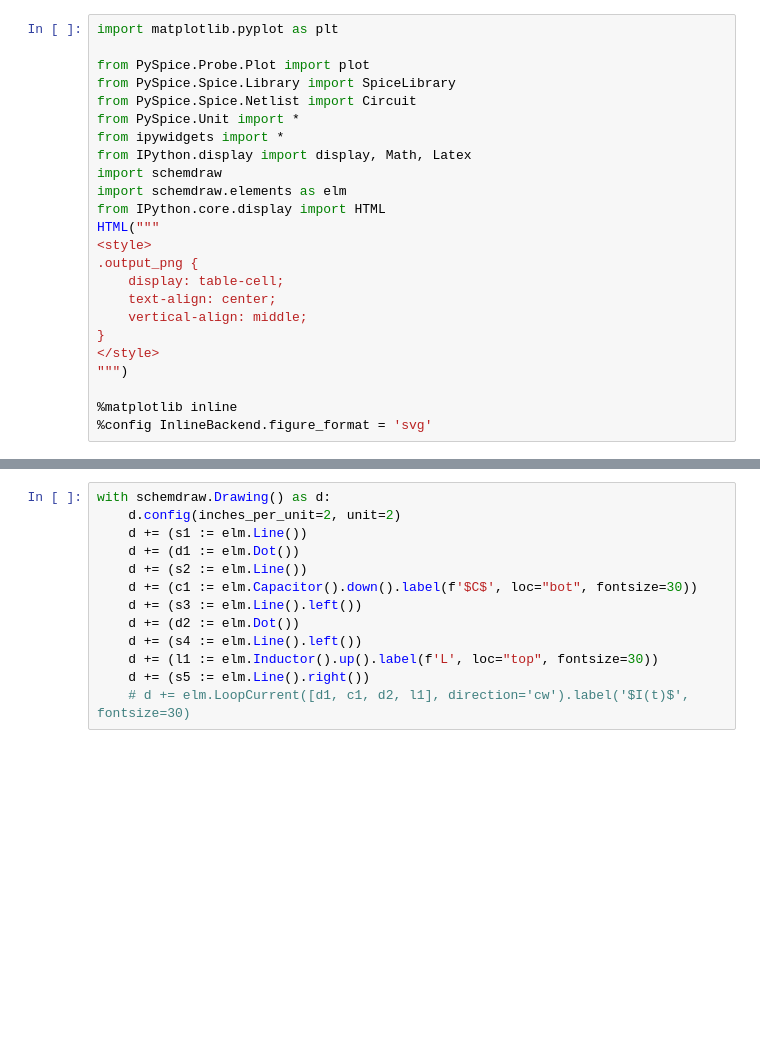
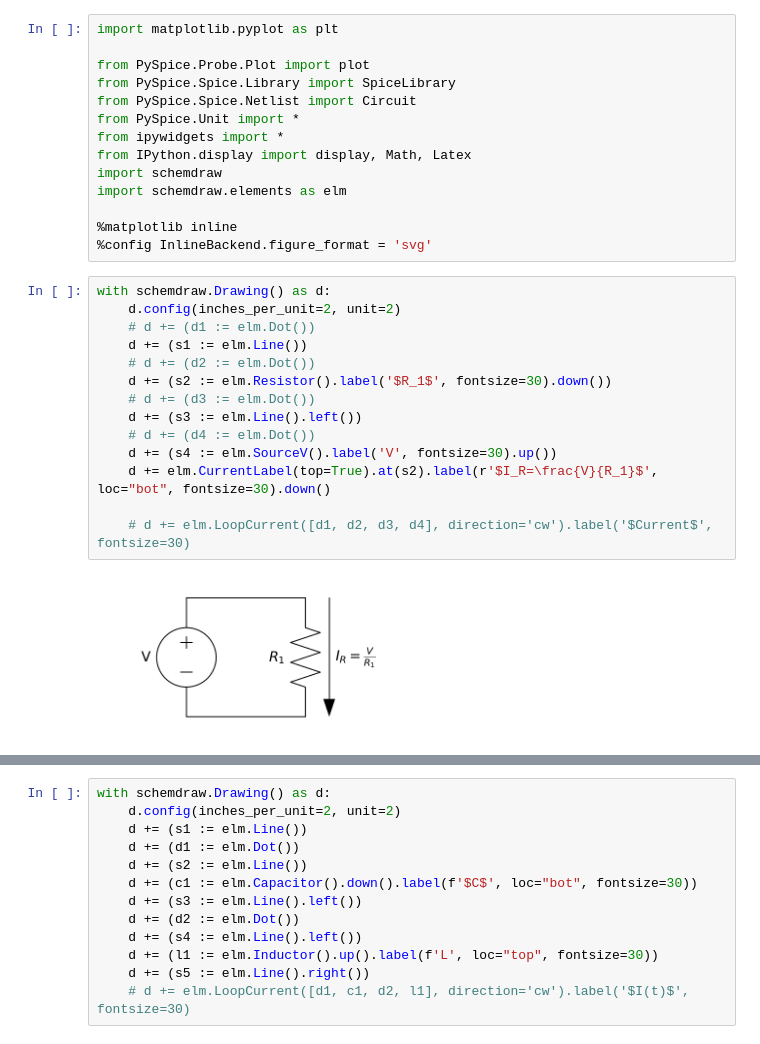
Before and after one commit to Sultan-Miscellaneous/LC_Interactive, a Jupyter notebook: LC_interactive.ipynb, the cells around one changed output, grey strips where cells are left out. Drawn from its saved outputs; the diff is of its cells as text; blank space fills up the shorter version.

```diff
--- a/LC_interactive.ipynb
+++ b/LC_interactive.ipynb
@@ -9,19 +9,25 @@ from ipywidgets import *
 from IPython.display import display, Math, Latex
 import schemdraw
 import schemdraw.elements as elm
-from IPython.core.display import HTML
-HTML("""
-<style>
-.output_png {
-    display: table-cell;
-    text-align: center;
-    vertical-align: middle;
-}
-</style>
-""")
 
 %matplotlib inline
 %config InlineBackend.figure_format = 'svg'
+# %%
+with schemdraw.Drawing() as d:
+    d.config(inches_per_unit=2, unit=2)
+    # d += (d1 := elm.Dot())
+    d += (s1 := elm.Line())
+    # d += (d2 := elm.Dot())
+    d += (s2 := elm.Resistor().label('$R_1$', fontsize=30).down())
+    # d += (d3 := elm.Dot())
+    d += (s3 := elm.Line().left())
+    # d += (d4 := elm.Dot())
+    d += (s4 := elm.SourceV().label('V', fontsize=30).up())
+    d += elm.CurrentLabel(top=True).at(s2).label(r'$I_R=\frac{V}{R_1}$', loc="bot", fontsize=30).down()
+
+    # d += elm.LoopCurrent([d1, d2, d3, d4], direction='cw').label('$Current$', fontsize=30)
+# %% [output]
+[figure, added]
 # %%
 with schemdraw.Drawing() as d:
     d.config(inches_per_unit=2, unit=2)
```
Also changed, not shown: parts of 13 cells of this notebook.
